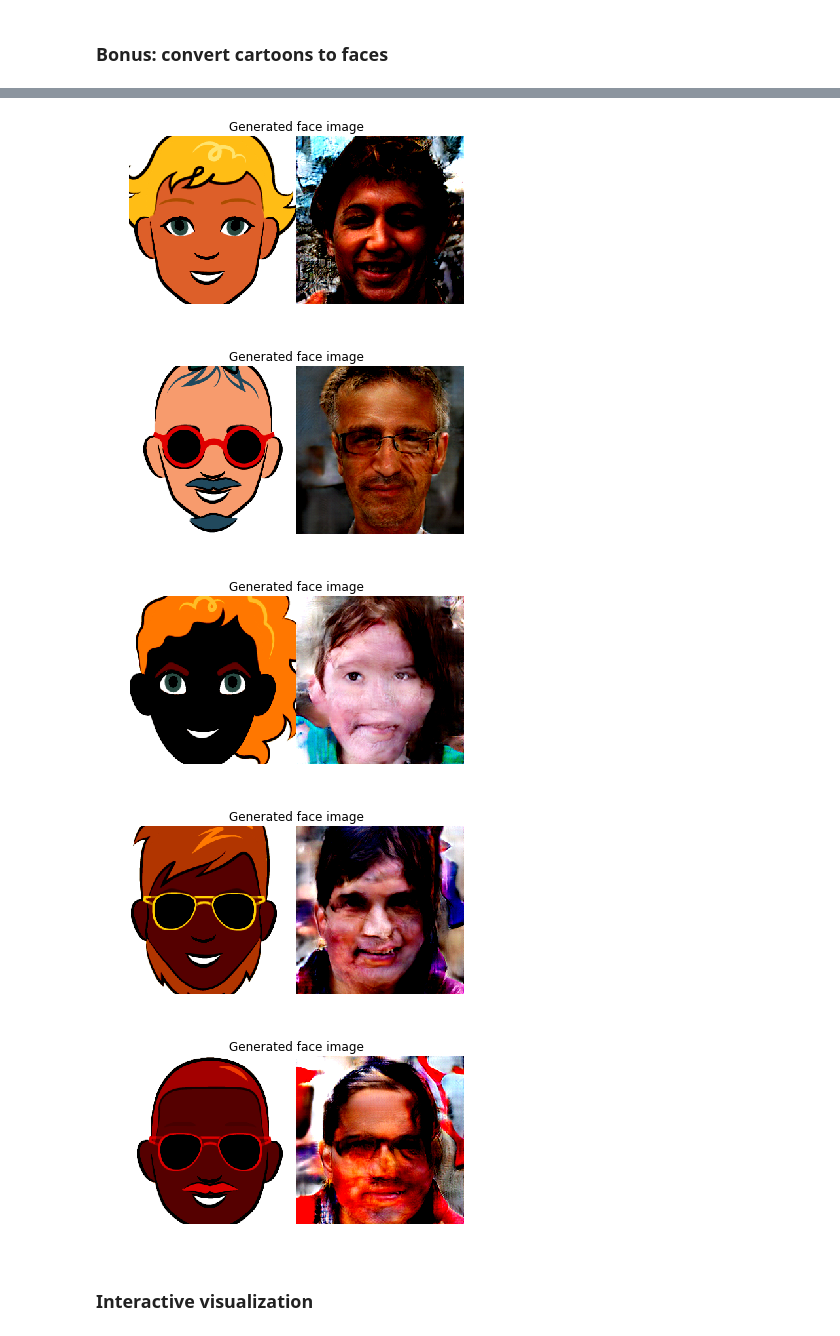
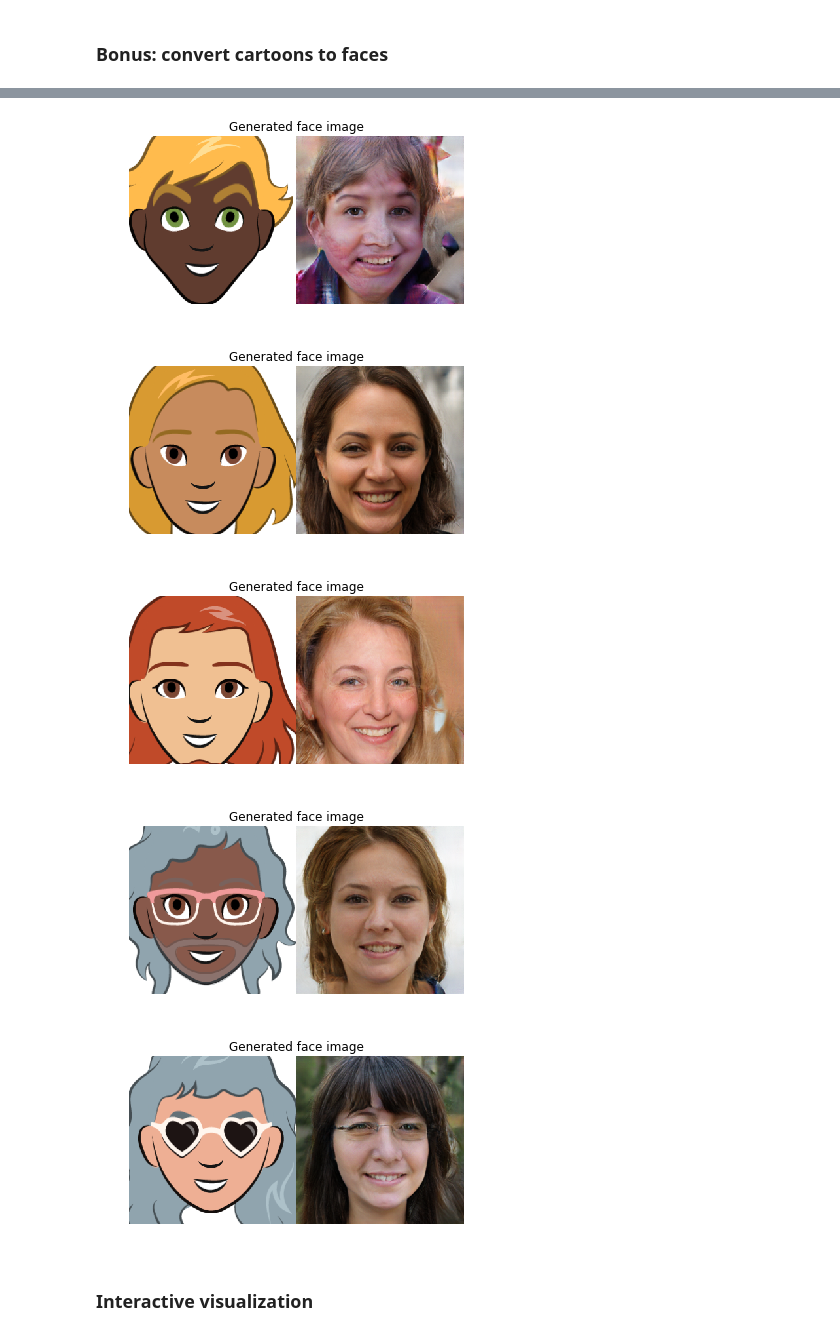
Before and after one commit to fs2019-atml/face-to-cartoon, a Jupyter notebook: code/Demo.ipynb, the cells around one changed output, grey strips where cells are left out. Drawn from its saved outputs; the diff is of its cells as text; code cells hidden in the pictures.

Commit message:
fix Bug in tensor to image

```diff
--- a/code/Demo.ipynb
+++ b/code/Demo.ipynb
@@ -27,8 +27,9 @@ from helper_demo import helper
 # setup cyclegan model using the training options
 opt = helper.setup_options()
 #opt.name="cartoonfaces"
-opt.name="cartoonfaces-ld0_0001"
-#opt.name="cartoonfaces-ld0_00001"
+#opt.name="cartoonfaces-ld0_0001"
+opt.name="cartoonfaces-ld0_00001"
+#opt.name="demo"
 
 model = create_model(opt)
 model.isTrain = False
@@ -61,7 +62,7 @@ from IPython.display import clear_output
 
 # set the brightness in order to enhance captures in a
 # dark environment (default 0.5)
-brightness = 0.3 # lower enhances darker environments
+brightness = 0.5 # lower enhances darker environments
 
 # control the "zoom" with the framesize:
 # 256x256 will be cropped out from the center.
@@ -105,13 +106,13 @@ try:
         pil_img = Image.fromarray(cvframe)
         img = transform(pil_img)
         img = img.view(1, 3, 256, 256)
-        img_A = helper.to_image(img[0, :, :, :])
+        img_A = helper.to_image(img)
 
         img_B = model.gen_B(img, style+1)
         img_B2 = model.gen_B(img, style2+1)
         #torchvision.utils.save_image(img_B[0, :, :, :], 'comic.png')
-        img_B = helper.to_image(img_B[0, :, :, :])
-        img_B2 = helper.to_image(img_B2[0, :, :, :])
+        img_B = helper.to_image(img_B)
+        img_B2 = helper.to_image(img_B2)
         img_AB = helper.concatenate([img_A, img_B, img_B2])
         img_AB.save('comic.jpg')
 
@@ -139,9 +140,9 @@ for i, data in enumerate(dataset):
 
     theB = data['B']
     real_B = theB['img']
-    img_B = helper.to_image(real_B[0,:,:,:])
+    img_B = helper.to_image(real_B)
     img_A = model.gen_A(real_B)
-    img_A = helper.to_image(img_A[0,:,:,:])
+    img_A = helper.to_image(img_A)
     img_BA = helper.concatenate([img_B, img_A])
     img_BA.save('real.jpg')
 
@@ -154,8 +155,8 @@ for i, data in enumerate(dataset):
-[figure, old version]
+[figure, new version]
-[figure, old version]
+[figure, new version]
-[figure, old version]
+[figure, new version]
-[figure, old version]
+[figure, new version]
-[figure, old version]
+[figure, new version]
 # %% [markdown]
 ### Interactive visualization
 # %%
```
Also changed, not shown: parts of 3 cells of this notebook, 4 other files.
